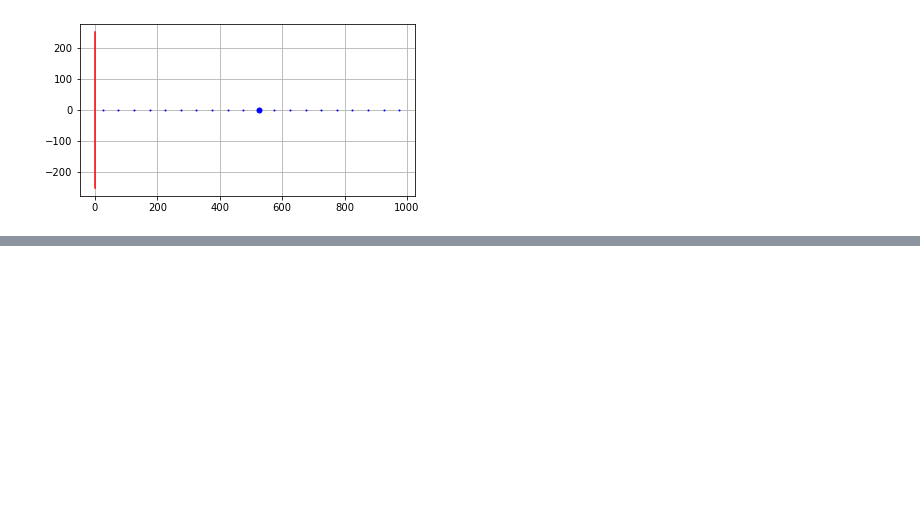
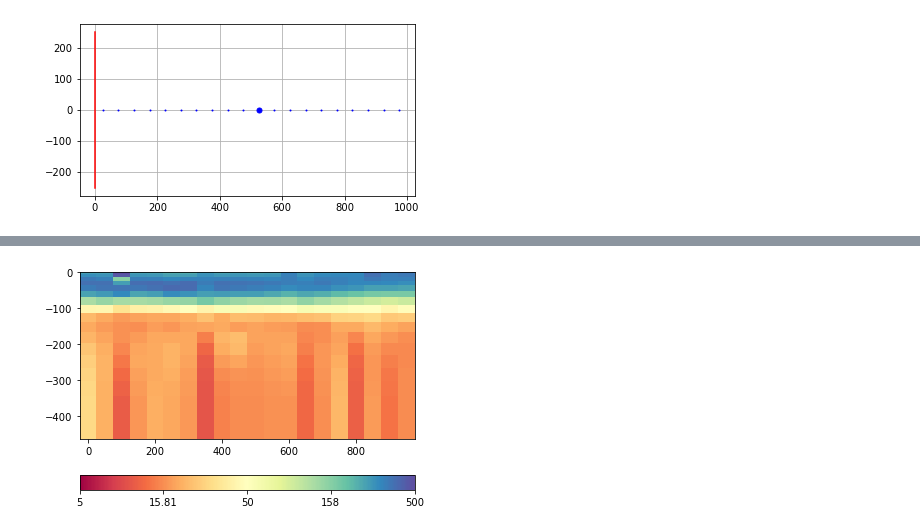
Before and after one commit to LIAG-S2/SAEM, a Jupyter notebook: examples/SimpleModelling.ipynb, the cells around one changed output, grey strips where cells are left out. Cells and saved outputs as stored; diff of their text form; code cells hidden in the pictures; blank space fills up the shorter version.

```diff
--- a/examples/SimpleModelling.ipynb
+++ b/examples/SimpleModelling.ipynb
@@ -121,0 +137,4 @@ inv.iter 4 ... chi² = 414.23 (dPhi = 0.0%) lam: 10.0
+# %%
+self.showSection(cMin=5, cMax=500);
+# %% [output]
+[figure, added]
```
Also changed, not shown: parts of 12 cells of this notebook, 1 other file.
